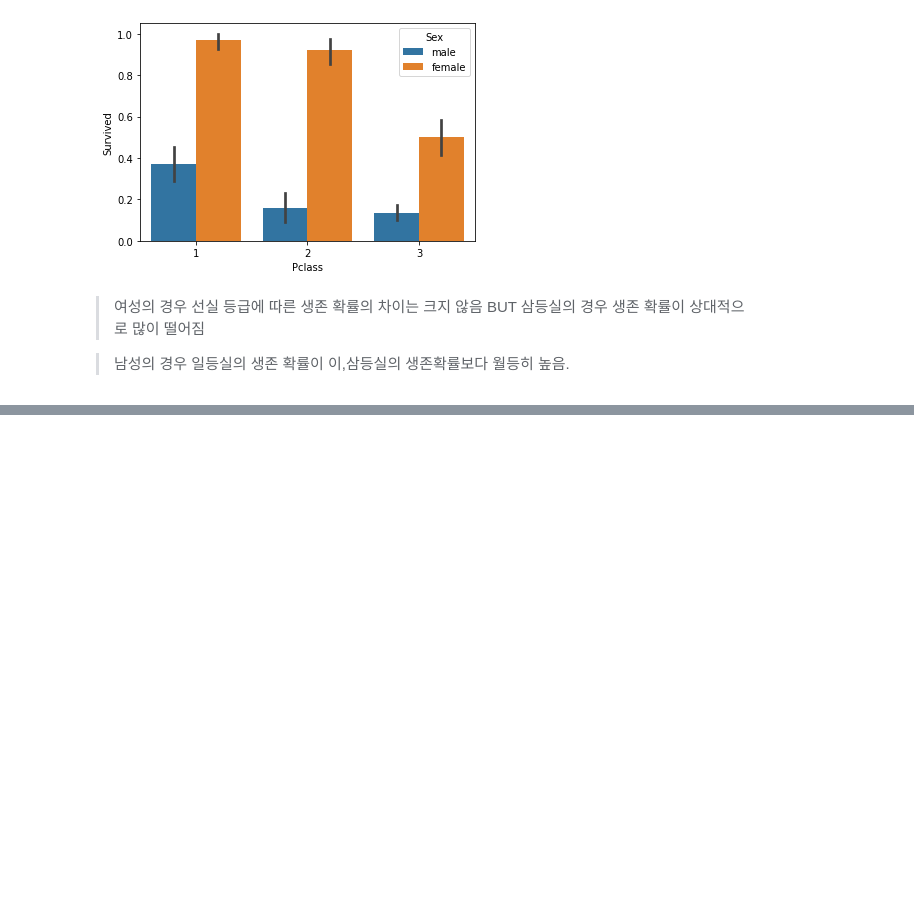
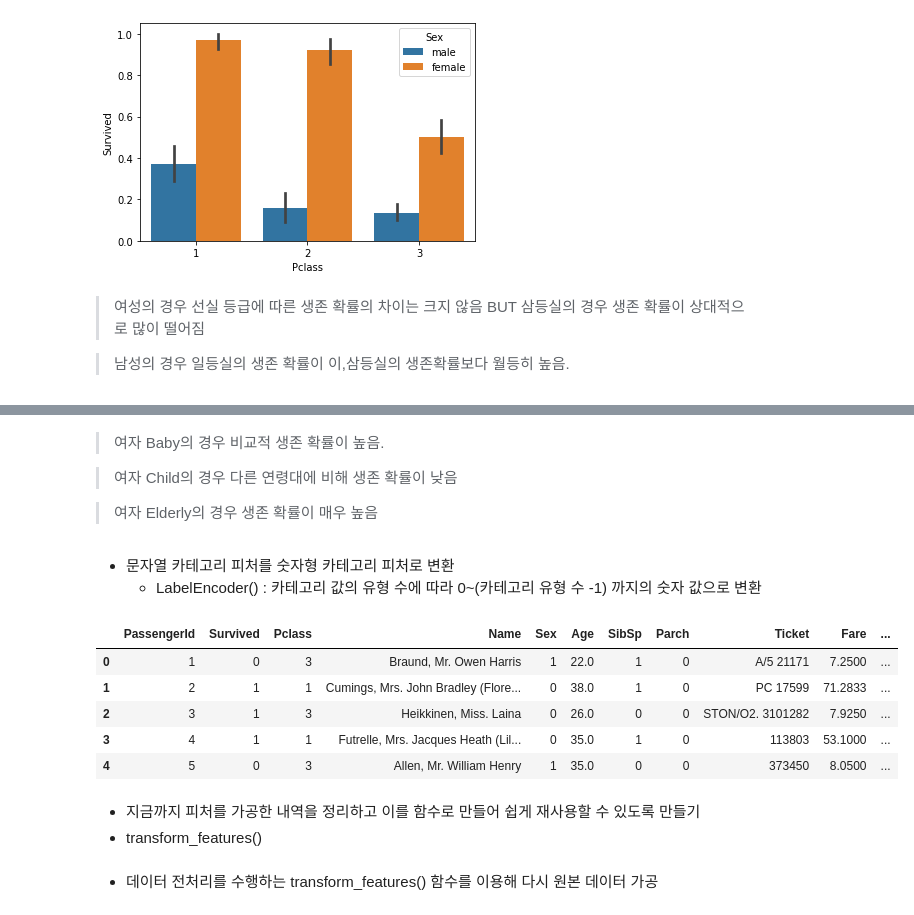
Before and after one commit to seodalzzz/ESAA, a Jupyter notebook: Python_Machine_Learning_CHAP2.ipynb, the cells around one changed output, grey strips where cells are left out. Drawn from its saved outputs; the diff is of its cells as text; code cells hidden in the pictures; blank space fills up the shorter version.

```diff
--- a/Python_Machine_Learning_CHAP2.ipynb
+++ b/Python_Machine_Learning_CHAP2.ipynb
@@ -1105,0 +1148,33 @@ sns.barplot(x='Pclass',y='Survived',hue='Sex',data=titanic_df)
+# %% [markdown]
+  > 여자 Baby의 경우 비교적 생존 확률이 높음.
+
+  > 여자 Child의 경우 다른 연령대에 비해 생존 확률이 낮음
+
+  > 여자 Elderly의 경우 생존 확률이 매우 높음
+# %% [markdown]
+  * 문자열 카테고리 피처를 숫자형 카테고리 피처로 변환
+    * LabelEncoder() : 카테고리 값의 유형 수에 따라 0~(카테고리 유형 수 -1) 까지의 숫자 값으로 변환
+# %%
+from sklearn import preprocessing
+
+def encode_features(dataDF):
+  features=['Cabin','Sex','Embarked']
+  for feature in features:
+    le=preprocessing.LabelEncoder()
+    le=le.fit(dataDF[feature])
+    dataDF[feature]=le.transform(dataDF[feature])
+
+  return dataDF
+
+titanic_df=encode_features(titanic_df)
+titanic_df.head()
+# %% [output]
+|  | PassengerId | Survived | Pclass | Name | Sex | Age | SibSp | Parch | Ticket | Fare | ... |
+| 0 | 1 | 0 | 3 | Braund, Mr. Owen Harris | 1 | 22.0 | 1 | 0 | A/5 21171 | 7.2500 | ... |
+| 1 | 2 | 1 | 1 | Cumings, Mrs. John Bradley (Flore... | 0 | 38.0 | 1 | 0 | PC 17599 | 71.2833 | ... |
+| 2 | 3 | 1 | 3 | Heikkinen, Miss. Laina | 0 | 26.0 | 0 | 0 | STON/O2. 3101282 | 7.9250 | ... |
+| 3 | 4 | 1 | 1 | Futrelle, Mrs. Jacques Heath (Lil... | 0 | 35.0 | 1 | 0 | 113803 | 53.1000 | ... |
+| 4 | 5 | 0 | 3 | Allen, Mr. William Henry | 1 | 35.0 | 0 | 0 | 373450 | 8.0500 | ... |
+# %% [markdown]
+  * 지금까지 피처를 가공한 내역을 정리하고 이를 함수로 만들어 쉽게 재사용할 수 있도록 만들기
+  * transform_features()
@@ -1105,0 +1211,2 @@ sns.barplot(x='Pclass',y='Survived',hue='Sex',data=titanic_df)
+# %% [markdown]
+  * 데이터 전처리를 수행하는 transform_features() 함수를 이용해 다시 원본 데이터 가공
```
Also changed, not shown: parts of 19 cells of this notebook.
